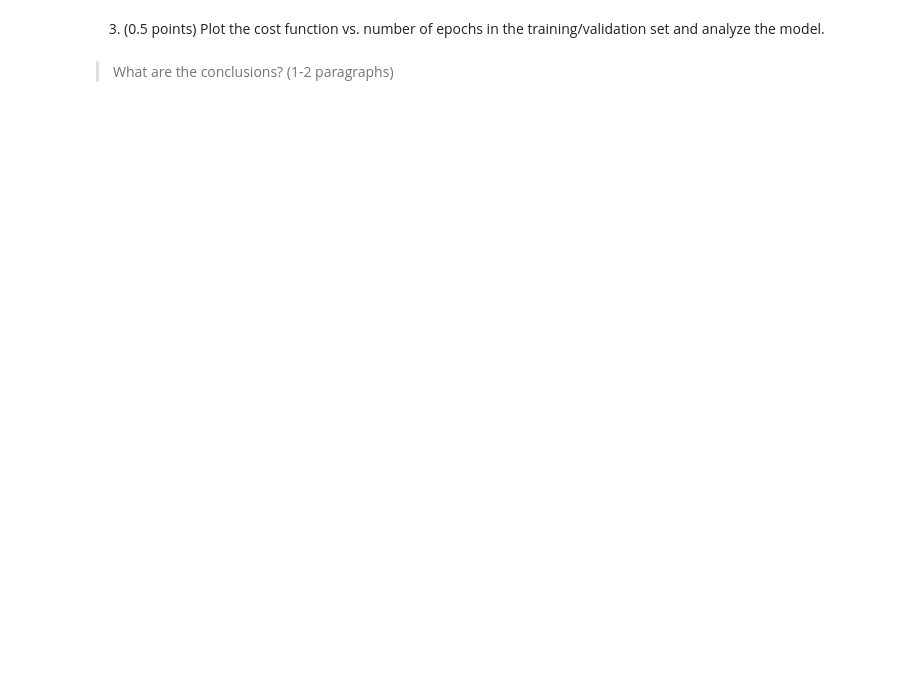
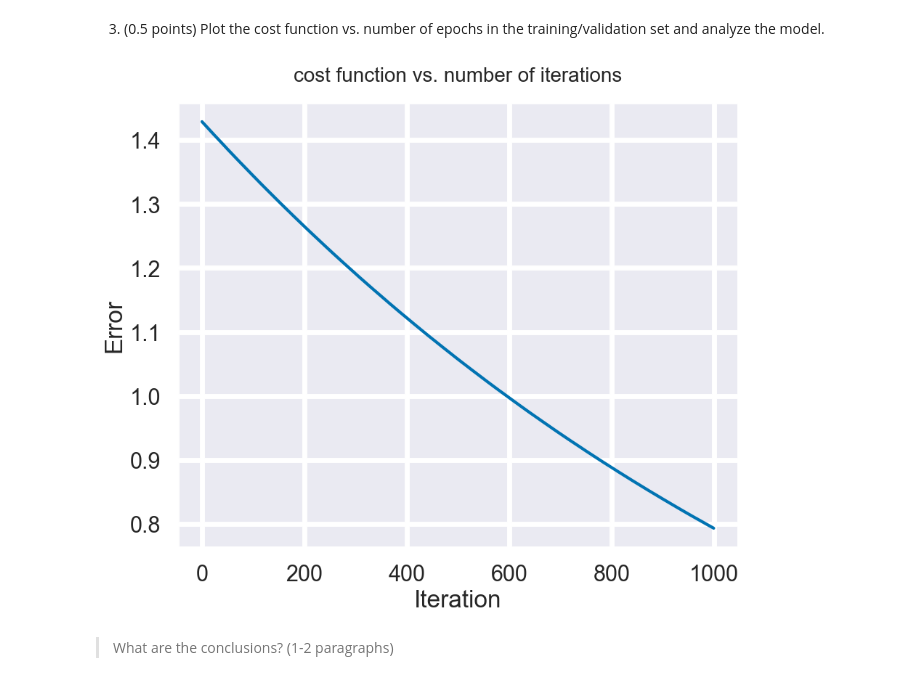
Before and after one commit to GabrielBG0/MLPR-Unicamp, a Jupyter notebook: T2/T2_Classical_Techniques.ipynb, the cells around one changed output. Cells and saved outputs as stored; diff of their text form; code cells hidden in the pictures; blank space fills up the shorter version.

````diff
--- a/T2/T2_Classical_Techniques.ipynb
+++ b/T2/T2_Classical_Techniques.ipynb
@@ -473,0 +481,7 @@ mae
+# %%
+liR = LinearRegression()
+liR.fit(X_train_fs, Y_train)
+Y_pred = liR.predict(X_test_fs)
+
+mse = mean_squared_error(Y_test, Y_pred)
+mse
@@ -479,10 +502,7 @@ paragrafo
 2. (2.0 points) Perform Linear Regression. You should implement your solution and compare it with ```sklearn.linear_model.SGDRegressor``` (linear model fitted by minimizing a regularized empirical loss with SGD, http://scikit-learn.org).
 # %%
 # TODO: MSE Loss. You cannot use scikit-learn!!
-def MSE(y: list, y_pred:list):
-  soma = []
-  for i in range(len(y)):
-    soma.append((y[i] - y_pred[i])**2)
-  return (sum(soma)) / len(y)
+def MSE(y, y_pred):
+  return np.mean((np.array(y) - np.array(y_pred)) ** 2)
 # %%
 # teste
@@ -505,0 +549,7 @@ class LinearRegression():
+# %%
+liR = MyLinearRegression()
+liR.fit(Xtr_normalized, Y_train)
+Y_pred = liR.predict(Xte_normalized)
+
+mse = MSE(Y_test, Y_pred)
+mse
@@ -506,3 +558,10 @@ class LinearRegression():
 # %%
 # TODO: Linear Regression. You can use scikit-learn libraries.
 from sklearn.linear_model import SGDRegressor
+
+liR = SGDRegressor()
+liR.fit(Xtr_normalized, Y_train)
+Y_pred = liR.predict(Xte_normalized)
+
+mse = MSE(Y_test, Y_pred)
+mse
@@ -515,2 +578,14 @@ from sklearn.linear_model import SGDRegressor
+# %%
+# TODO: Plot the cost function vs. number of iterations in the training set.
+liR = MyLinearRegression()
+error = liR.fit(Xtr_normalized, Y_train)
+plt.figure(figsize=(10, 8))
+ax = sns.lineplot(error)
+ax.set_title('cost function vs. number of iterations', fontdict={'fontsize': 20},pad=20)
+ax.set_xlabel('Iteration')
+ax.set_ylabel('Error')
+plt.show()
+# %% [output]
+[figure, added]
 # %% [markdown]
 > What are the conclusions? (1-2 paragraphs)
````
Also changed, not shown: parts of 62 cells of this notebook.
